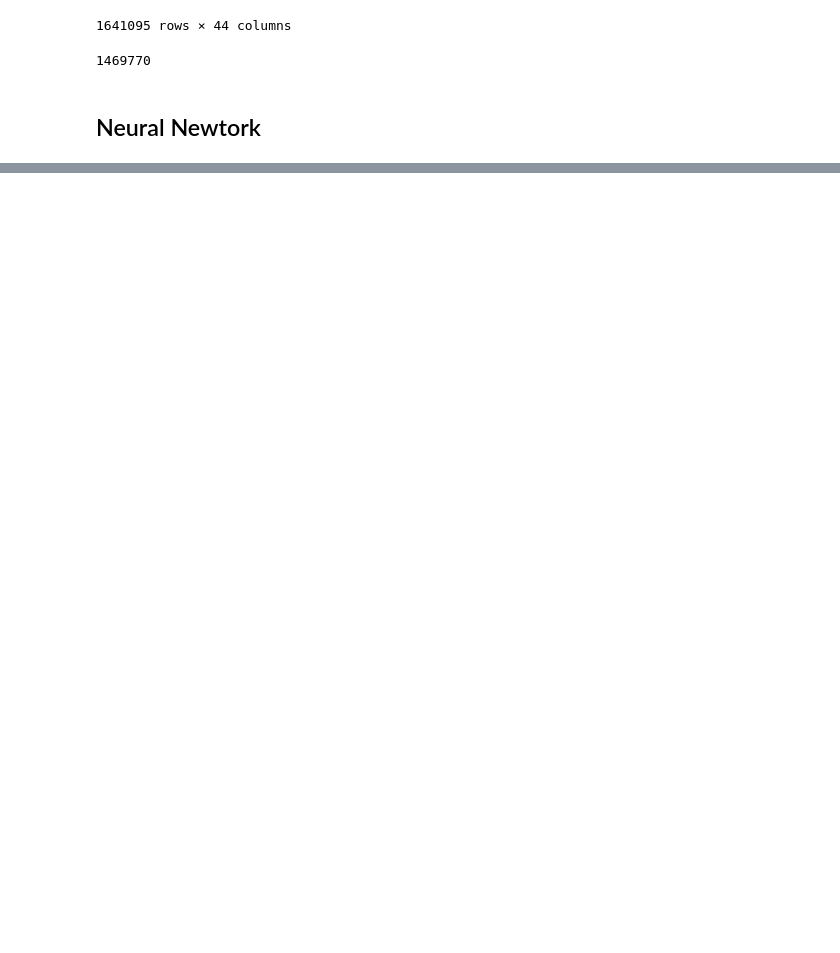
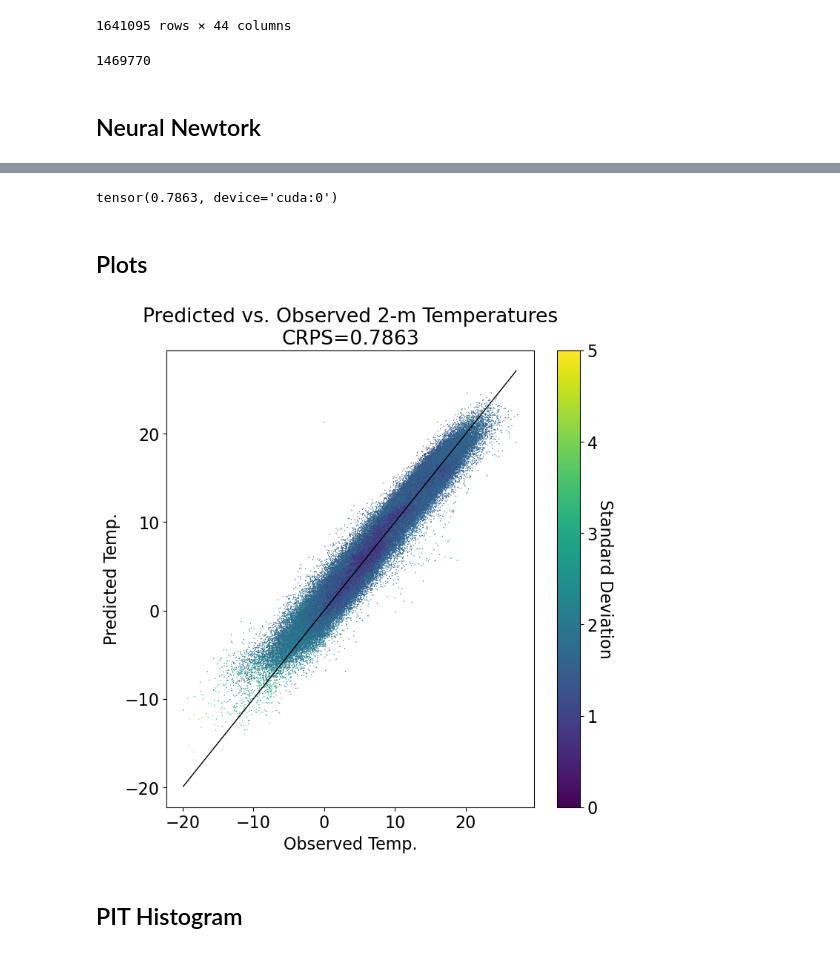
Before and after one commit to m-j-w-f/GNNPP, a Jupyter notebook: slerch_test/slerch_pytorch.ipynb, the cells around one changed output, grey strips where cells are left out. Saved outputs shown, nothing was run; the diff lists cells and outputs as text; code cells hidden in the pictures; blank space fills up the shorter version.

```diff
--- a/slerch_test/slerch_pytorch.ipynb
+++ b/slerch_test/slerch_pytorch.ipynb
@@ -46,7 +48,8 @@ data
 # Get index of last day in 2015
 data.reset_index(drop=True, inplace=True)
 idx = max(data[data.date.dt.year == 2015].index)
-idx
+print(idx)
+train_start = min(data[data.date.dt.year == 2015].index) if small else 0
 # %% [output]
 1469770
 # %%
@@ -54,9 +57,9 @@ idx
 eval_start = idx+1
 train_end = idx # 2016-12-01
 
-train_features_raw = data.iloc[:train_end,3:].to_numpy()
-train_targets = data.iloc[:train_end,2].to_numpy()
-train_IDs = data.iloc[:train_end,1].to_numpy()
+train_features_raw = data.iloc[train_start:train_end,3:].to_numpy()
+train_targets = data.iloc[train_start:train_end,2].to_numpy()
+train_IDs = data.iloc[train_start:train_end,1].to_numpy()
 
 test_features_raw = data.iloc[eval_start:,3:].to_numpy()
 test_targets = data.iloc[eval_start:,2].to_numpy()
@@ -199,7 +202,7 @@ trn_scores = []
 test_scores = []
 preds = []
 
-nreps = 1
+nreps = 10
 
 for e in range(nreps):
     model = NNPP(INPUT_DIM=test_features.shape[1])
@@ -211,5 +214,4 @@ for e in range(nreps):
     model_list.append(model)
     test_loss_list.append(loss)
 print(test_loss_list)
-print(f"Average Test Loss: {np.mean(test_loss_list)}")
 # %% [output]
@@ -217,0 +260,23 @@ Average Test Loss: 0.8077233575639271
+# %%
+err, mu, sigma, y = evaluate_ensemble(model_list)
+print(err)
+# %% [output]
+tensor(0.7863, device='cuda:0')
+# %% [markdown]
+## Plots
+# %%
+plt.rcParams.update({'font.size': 16})
+plt.figure(figsize=(8, 8))
+plt.plot(np.arange(np.min(y), np.max(y), 1), np.arange(np.min(y), np.max(y), 1), linewidth=1, color="black")  # line
+plt.scatter(y, mu, c=sigma, s=1, linewidth=0, cmap="viridis", vmin=0, vmax=5)
+
+cbar = plt.colorbar()
+cbar.set_label('Standard Deviation', rotation=270, labelpad=15)
+plt.xlabel('Observed Temp.')
+plt.ylabel('Predicted Temp.')
+plt.title(f"Predicted vs. Observed 2-m Temperatures\nCRPS={err:.4f}")
+plt.savefig(f"../gnn/plots/predsObs_slerch_small.eps", format='eps', dpi=300, bbox_inches='tight')
+# %% [output]
+[figure, added]
+# %% [markdown]
+## PIT Histogram
```
Also changed, not shown: parts of 6 cells of this notebook, 5 other files.
